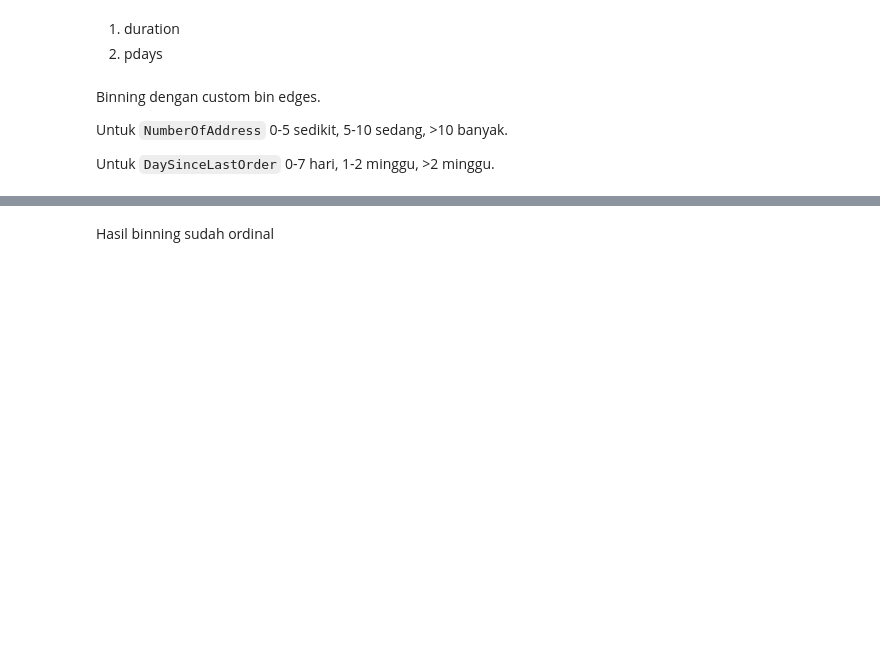
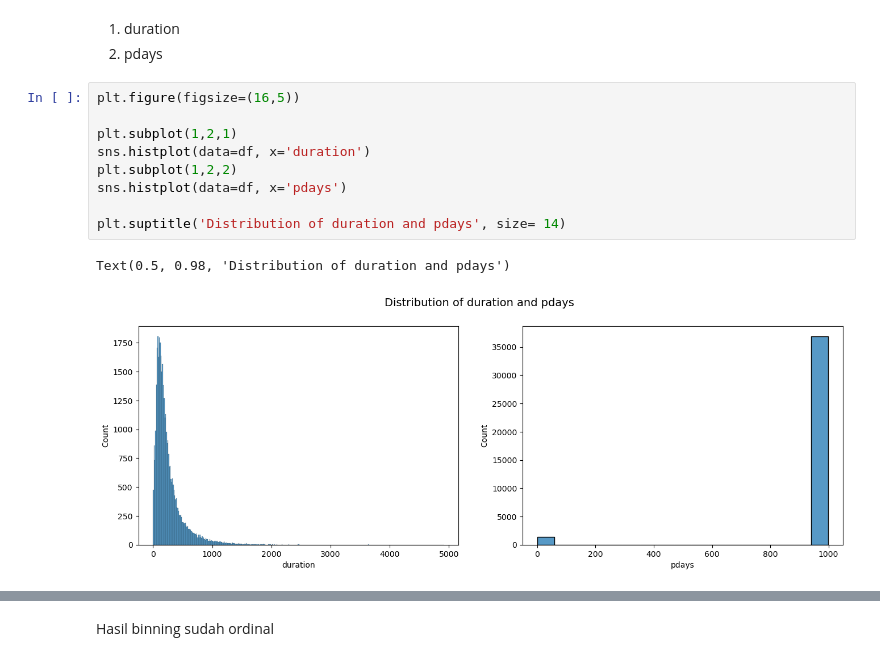
Before and after one commit to robbenrba/finalProject, a Jupyter notebook: finalProject_RobertoB_GrettyM_final.ipynb, the cells around one changed output, grey strips where cells are left out. Cells and saved outputs as stored; diff of their text form; blank space fills up the shorter version.

```diff
--- a/finalProject_RobertoB_GrettyM_final.ipynb
+++ b/finalProject_RobertoB_GrettyM_final.ipynb
@@ -673,9 +733,15 @@ CyclicalDayWeekTransformer(period=7)
 # %% [markdown]
 1. duration
 2. pdays
-# %% [markdown]
-Binning dengan custom bin edges.
-
-Untuk `NumberOfAddress` 0-5 sedikit, 5-10 sedang, >10 banyak.
-
-Untuk `DaySinceLastOrder` 0-7 hari, 1-2 minggu, >2 minggu.
+# %%
+plt.figure(figsize=(16,5))
+
+plt.subplot(1,2,1)
+sns.histplot(data=df, x='duration')
+plt.subplot(1,2,2)
+sns.histplot(data=df, x='pdays')
+
+plt.suptitle('Distribution of duration and pdays', size= 14)
+# %% [output]
+Text(0.5, 0.98, 'Distribution of duration and pdays')
+[figure, added]
```
Also changed, not shown: parts of 17 cells of this notebook.
